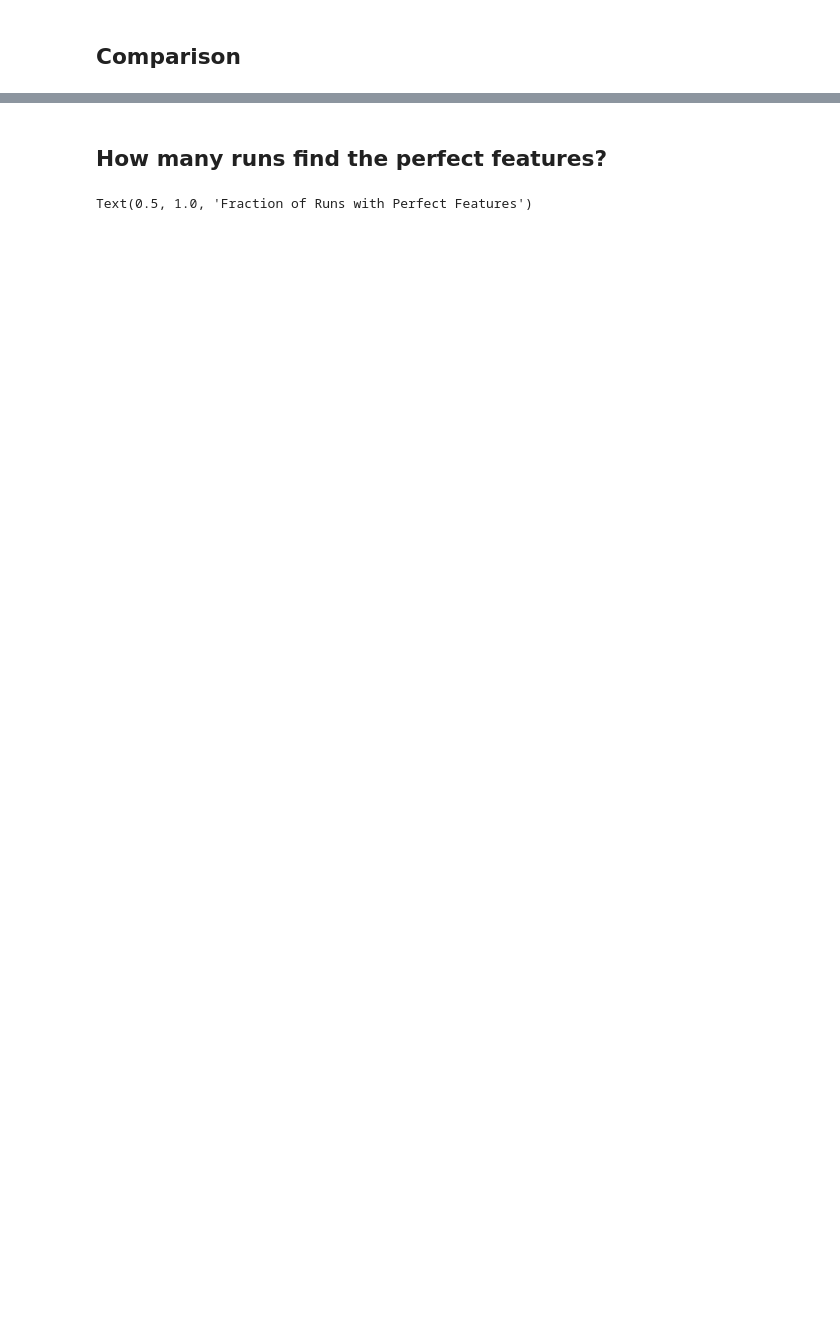
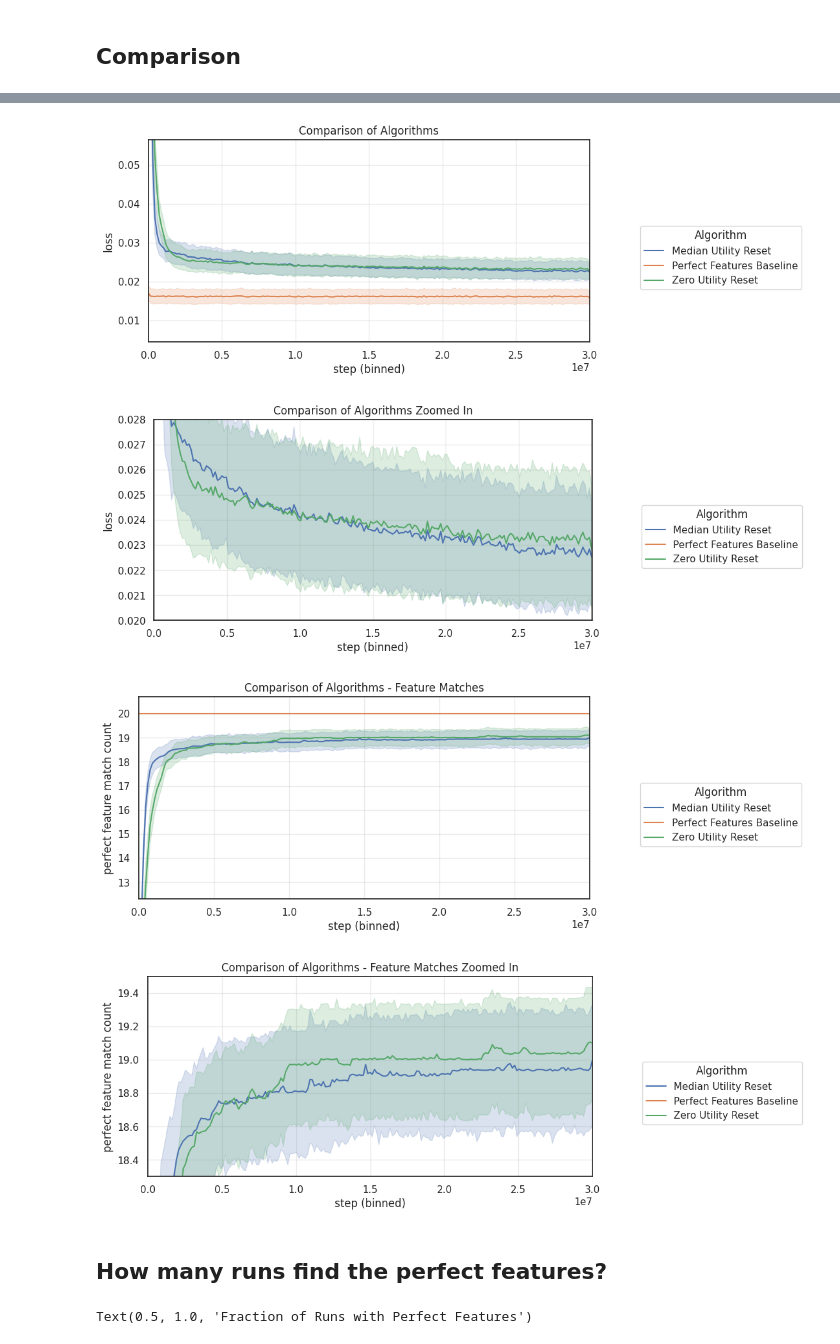
Before and after one commit to ejmejm/phd_research, a Jupyter notebook: phd/feature_search/analysis/paper_part_1_v1/ns_autostep_and_search_best.ipynb, the cells around one changed output, grey strips where cells are left out. Cells and saved outputs as stored; diff of their text form; code cells hidden in the pictures; blank space fills up the shorter version.

```diff
--- a/phd/feature_search/analysis/paper_part_1_v1/ns_autostep_and_search_best.ipynb
+++ b/phd/feature_search/analysis/paper_part_1_v1/ns_autostep_and_search_best.ipynb
@@ -112,3 +69,77 @@ plt.show()
+# %%
+combined_run_df = pd.concat(list(run_dfs.values()))
+combined_config_df = pd.concat(list(config_dfs.values()))
+
+algo_map = {
+    'median_utility_reset': 'Median Utility Reset',
+    'zero_utility_reset': 'Zero Utility Reset',
+    'perfect_features_baseline': 'Perfect Features Baseline',
+}
+combined_config_df = combined_config_df[combined_config_df['sweep_name'].isin(algo_map.keys())].copy()
+valid_run_ids = combined_config_df['run_id'].unique()
+combined_run_df = combined_run_df[combined_run_df['run_id'].isin(valid_run_ids)].copy()
+combined_config_df['algo'] = combined_config_df['sweep_name'].map(algo_map)
+
+plot_learning_curves(
+    run_df = combined_run_df,
+    config_df = combined_config_df,
+    n_bins = 200,
+    figsize = (8, 4),
+    hue_col = 'algo',
+    legend_title = 'Algorithm',
+    show_ci = True,
+)
+plt.title('Comparison of Algorithms')
+plt.show()
+
+
+plot_learning_curves(
+    run_df = combined_run_df,
+    config_df = combined_config_df,
+    n_bins = 200,
+    figsize = (8, 4),
+    hue_col = 'algo',
+    legend_title = 'Algorithm',
+    show_ci = True,
+)
+plt.title('Comparison of Algorithms Zoomed In')
+plt.ylim(0.02, 0.028)
+plt.show()
+
+plot_learning_curves(
+    run_df = combined_run_df,
+    config_df = combined_config_df,
+    n_bins = 200,
+    figsize = (8, 4),
+    y_col = 'feature_match/perfect_match_count',
+    y_label = 'perfect feature match count',
+    hue_col = 'algo',
+    legend_title = 'Algorithm',
+    show_ci = True,
+)
+plt.title('Comparison of Algorithms - Feature Matches')
+plt.show()
+
+
+plot_learning_curves(
+    run_df = combined_run_df,
+    config_df = combined_config_df,
+    n_bins = 200,
+    figsize = (8, 4),
+    y_col = 'feature_match/perfect_match_count',
+    y_label = 'perfect feature match count',
+    hue_col = 'algo',
+    legend_title = 'Algorithm',
+    show_ci = True,
+)
+plt.title('Comparison of Algorithms - Feature Matches Zoomed In')
+plt.ylim(18.3, 19.5)
+plt.show()
+# %% [output]
+[figure, added]
+[figure, added]
+[figure, added]
+[figure, added]
 # %% [markdown]
 ## How many runs find the perfect features?
 # %%
```
Also changed, not shown: parts of 9 cells of this notebook, 3 other files.
